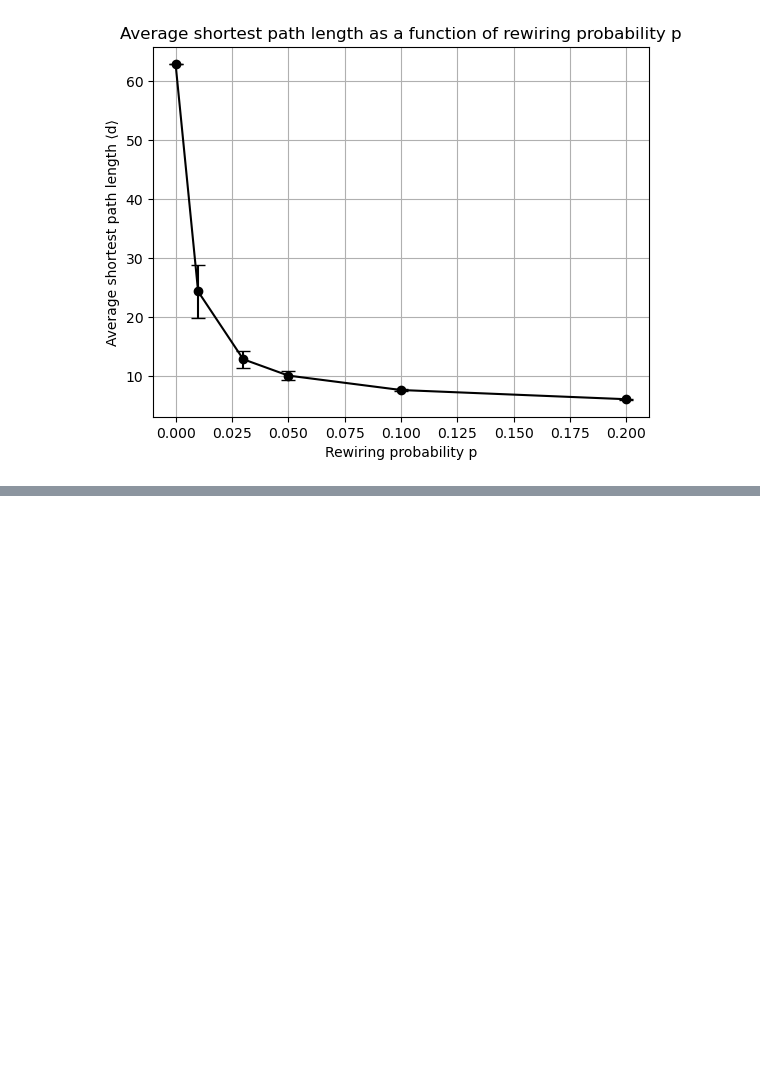
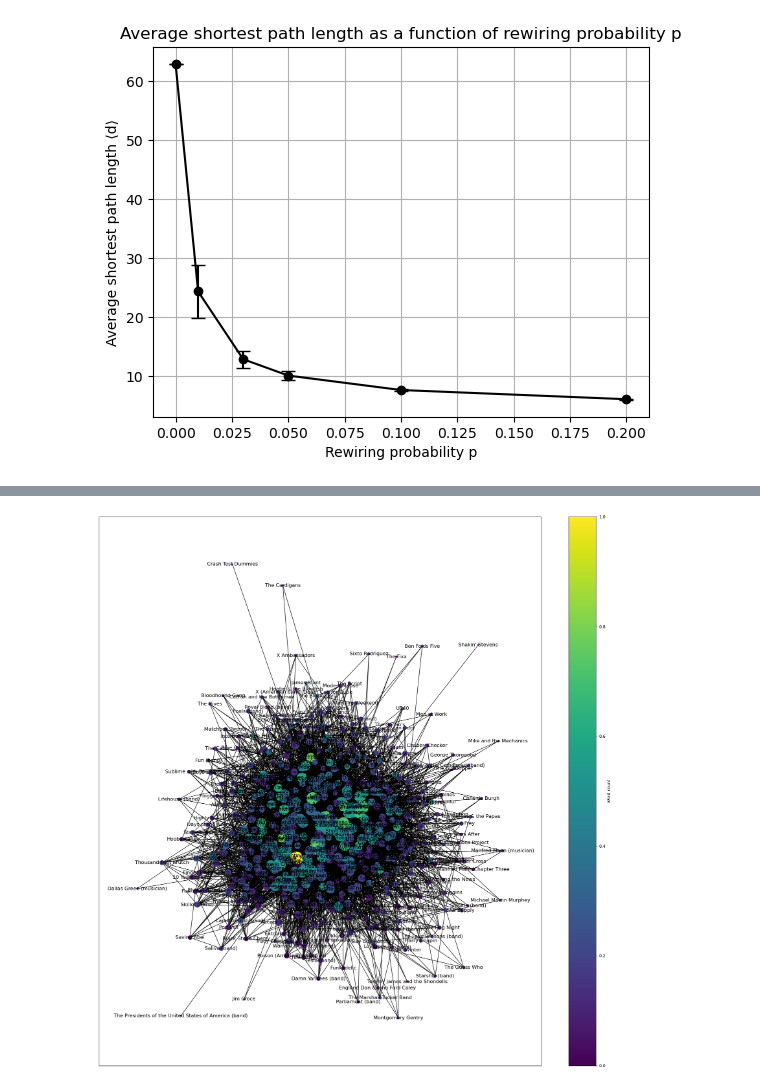
Before and after one commit to Emmsiiii/Assignment-1---02805-Social-Graphs-and-Interactions, a Jupyter notebook: Assignment 1-Social Graphs and Interactions-3.ipynb, the cells around one changed output, grey strips where cells are left out. Cells and saved outputs as stored; diff of their text form; code cells hidden in the pictures; blank space fills up the shorter version.

```diff
--- a/Assignment 1-Social Graphs and Interactions-3.ipynb
+++ b/Assignment 1-Social Graphs and Interactions-3.ipynb
@@ -172,0 +325,32 @@ This illustrates the small-world effect; only a small amount of randomness is re
+# %%
+# Exercise: Let's build a simple visualization of the network
+
+# Turning G into an undirected graph
+G_un = G.to_undirected()
+
+# Setting a larger figure size for better visibility
+plt.figure(figsize=(24, 24))
+
+# Setting layout using spring_layout
+pos = nx.spring_layout(G_un, k=0.15, iterations=100)
+
+# Drawing the edges
+nx.draw_networkx_edges(G_un, pos)
+
+# Drawing the labels
+nx.draw_networkx_labels(G_un, pos, font_size=12)
+
+# Collecting the word counts for color mapping
+word_count_values = [data.get("word_count", 0) for _, data in G_un.nodes(data=True) if data]
+
+# Defining the colormap
+cmap = plt.colormaps["viridis"]
+
+# Drawing all nodes at once with sizes and colormap
+nx.draw_networkx_nodes(G_un, pos, node_size=[G_un.degree(node) * 10 for node in G_un.nodes()], node_color=word_count_values, cmap=cmap)
+
+# Adding a colorbar legend
+plt.colorbar(plt.cm.ScalarMappable(cmap=cmap), label="Word count")
+plt.show()
+# %% [output]
+[figure, added]
```
Also changed, not shown: parts of 15 cells of this notebook, 1 other file.
